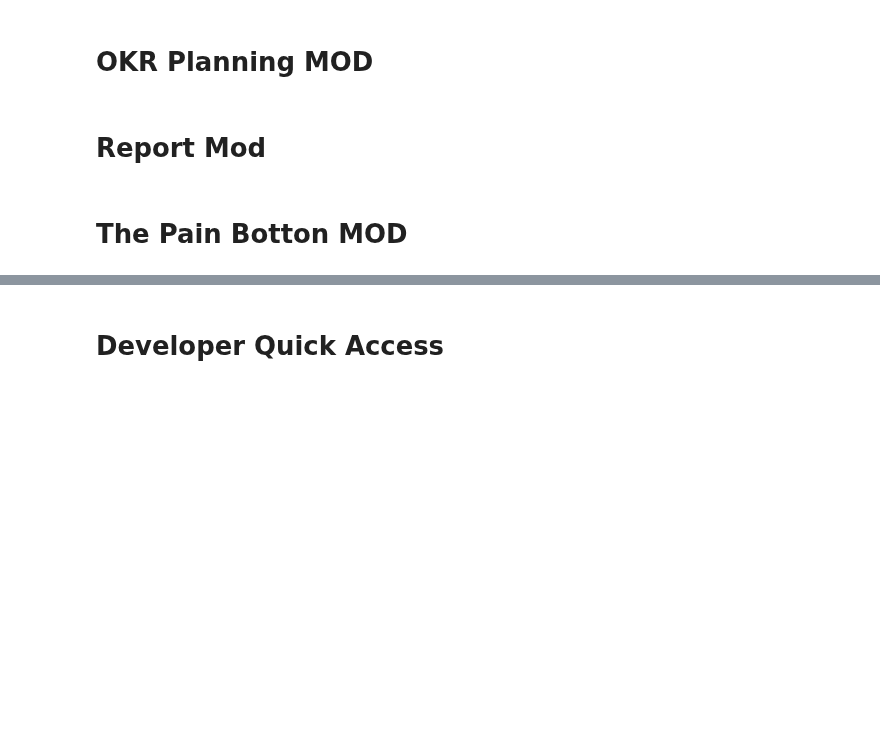
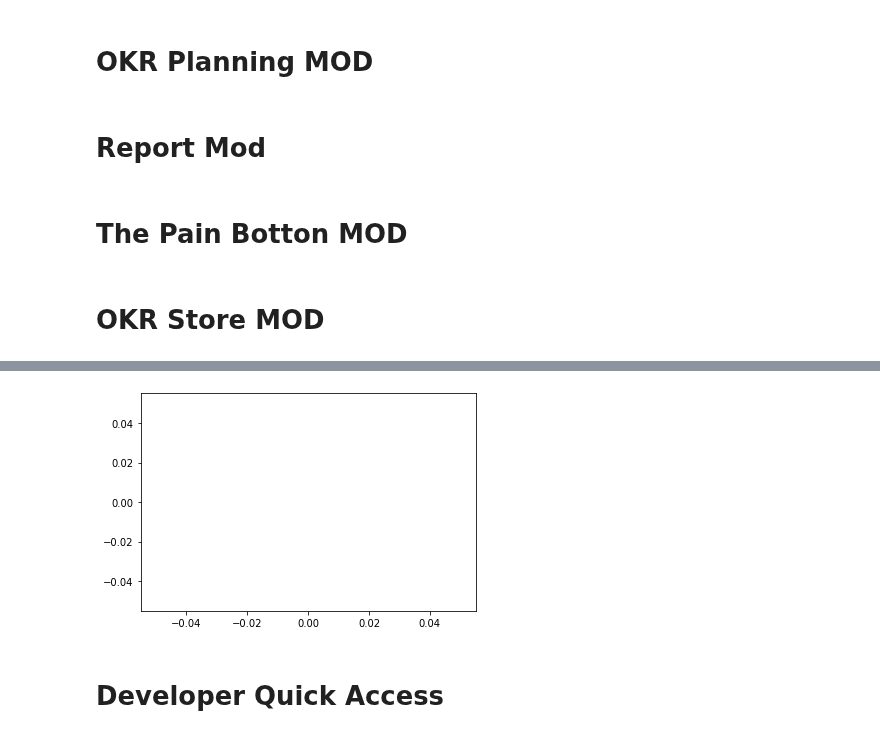
Before and after one commit to Ryan47Liao/GPK, a Jupyter notebook: GPK.ipynb, the cells around one changed output, grey strips where cells are left out. Saved outputs shown, nothing was run; the diff lists cells and outputs as text; code cells hidden in the pictures; blank space fills up the shorter version.

```diff
--- a/GPK.ipynb
+++ b/GPK.ipynb
@@ -37,6 +30,7 @@ import matplotlib.pyplot as plt
 import matplotlib.image as img
 from math import *
 from time import sleep
+import time
 import datetime
 import calendar
 import email
@@ -50,6 +44,16 @@ from PIL import Image
 import requests
 from io import BytesIO
 from copy import deepcopy
+import os
+import pandas as pd
+try:
+    import fabulous.color
+    from fabulous.color import *
+    FAB = True
+except:
+    FAB = False
+    def red(text):
+        return text
 # %%
 #@title Pictures {display-mode: "form"}
 #Store Pictures: Prize
@@ -2965,3 +3224,5 @@ def PB(file_path):
                 "Enter [V]iew to Enter View Stream Mode\n"
                 "Enter [C]ategory to eidt category. \n"
                 "Enter [EXIT] to quit the program\n")
+# %% [markdown]
+# OKR Store MOD
@@ -2967,0 +3415,61 @@ def PB(file_path):
+# %%
+#@title Reward mod sanity check interface {display-mode: "form"}
+def reward_stat_check(n_draw=1000,P_fail=0.15,draws_per_day = 1,Days = [3,7,30,90],PLOT = True):
+    Probs = []
+    Rewards = {}
+    COUNT = {}
+    Prizes = {"🥉":3,"🥈":2,"🏆":0,"🥇":1}
+    data["Inventory"].inventory = []
+    #Initialization Complete
+    for i in range(3,-1,-1):
+        Probs.append(draw_prob(Days[i],p_fail = P_fail,draws_per_day = 1))
+    Draw(data,n_draw,IMG=False,Wait=False,DEMO = False,PRINT = False)
+    if True:
+        for item in data["Inventory"].inventory:
+            if Prizes[item.icon] not in Rewards:
+                Rewards[Prizes[item.icon]] = item
+                if len(Rewards)==4:
+                    break
+    for idx in range(4):
+        COUNT[idx] = data["Inventory"].inventory.count(Rewards[idx])
+    Stats = list(np.array(list(COUNT.values()))/-n_draw)
+    if PLOT:
+        plt.bar(["P1","P2","P3","P4"],Stats)
+        plt.bar(["P1","P2","P3","P4"],Probs)
+        plt.show()
+    Residuals = np.array(Stats)+np.array(Probs)
+    RSME = sqrt(sum(Residuals*Residuals))
+    return RSME
+
+def best_p_fail(DPD,plot = True,subplot = False):
+    "Get the best p_fail which minimize the RSME of stats and theoretical probability"
+    RSME = []
+    P_FAIL = []
+    for i in np.linspace(0.01,0.3,29):
+        P_FAIL.append(i)
+        RSME.append(reward_stat_check(P_fail = i,PLOT =subplot,draws_per_day = DPD))
+    if plot:
+        plt.plot(P_FAIL,RSME)
+        plt.xlabel("RSME")
+        plt.ylabel("P_Fail")
+        plt.show()
+    return(P_FAIL[RSME.index(min(RSME))])
+
+def Ultimate_P_Fail():
+    "Calculate the average p_fail across different Draws Per Day"
+    DPD = list(np.linspace(0,10,30))
+    BEST_P_FAIL = []
+    for draw_per_day in deepcopy(DPD) :
+        try:
+            BEST_P_FAIL.append(best_p_fail(draw_per_day,False))
+        except:
+            print("Simulatiion Failed at DPD =",draw_per_day)
+            DPD.remove(draw_per_day)
+    plt.plot(DPD,BEST_P_FAIL)
+    return sum(BEST_P_FAIL)/len(BEST_P_FAIL)
+
+try:
+    UT_p_fail = Ultimate_P_Fail()
+except ZeroDivisionError:
+    print("None Succeddded")
+# %% [output]
@@ -2967,0 +3493 @@ def PB(file_path):
+[figure, added]
```
Also changed, not shown: parts of 50 cells of this notebook.
